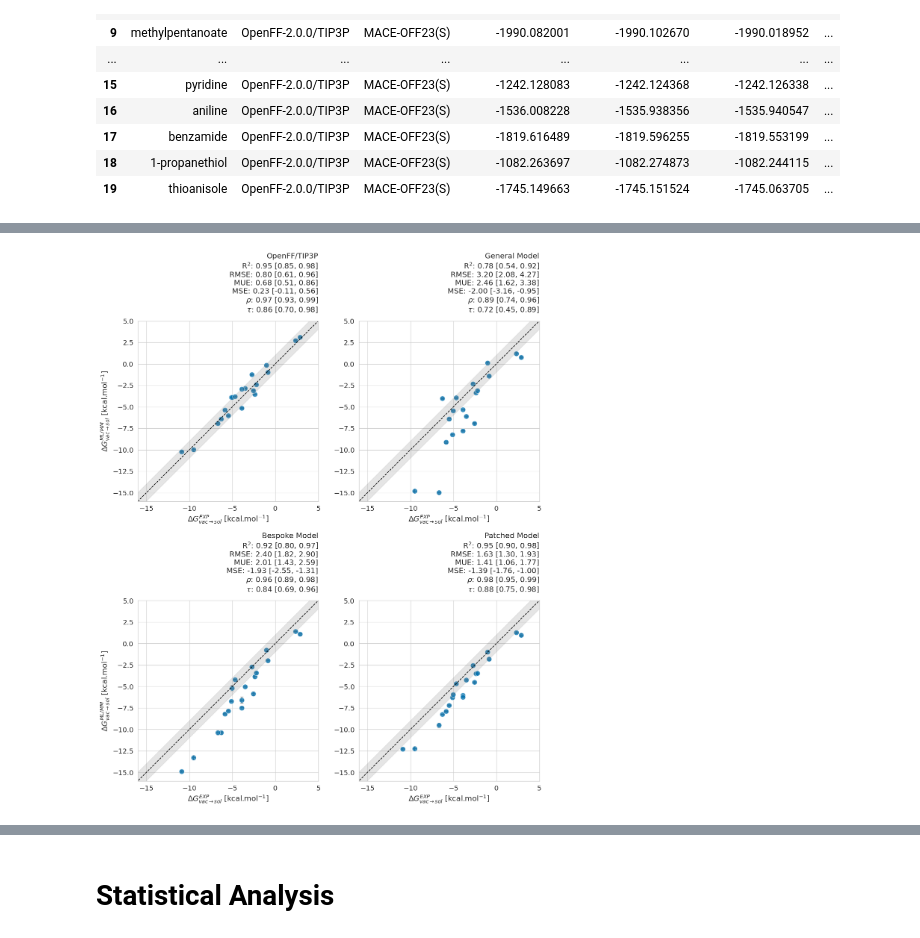
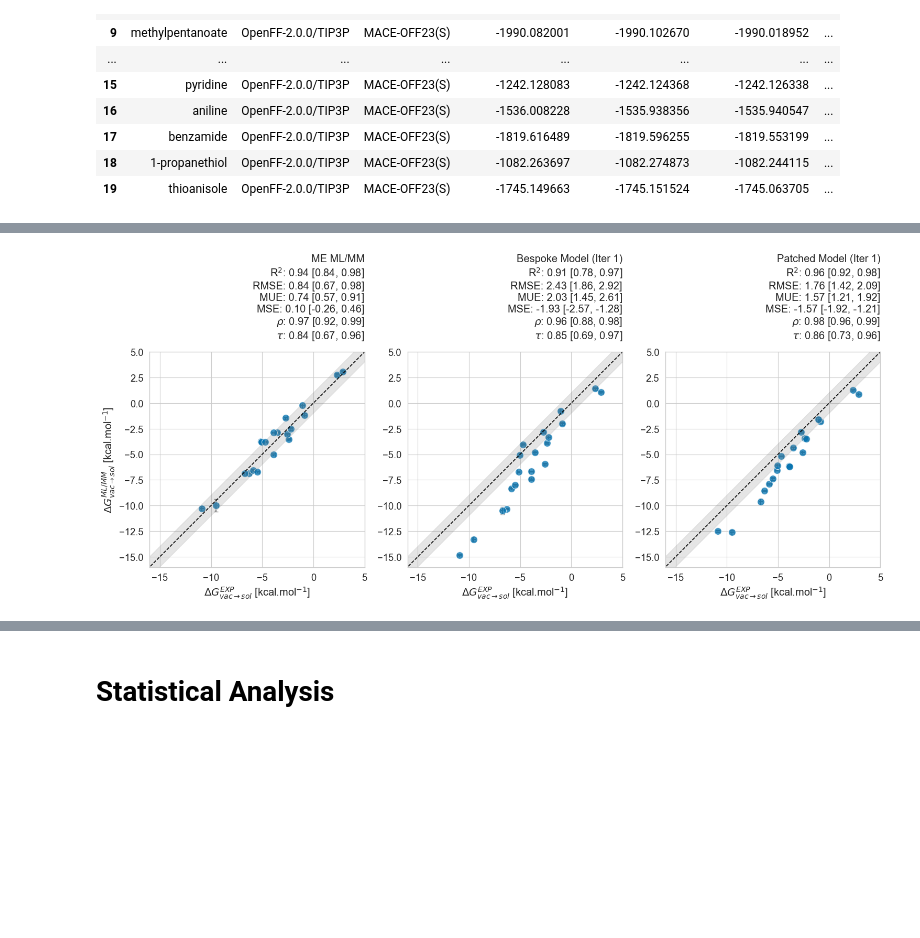
Before and after one commit to michellab/EMLE_HFE_SI, a Jupyter notebook: figures/hydration_fe/bespoke_patched_models/plot_ahfe_scatters.ipynb, the cells around one changed output, grey strips where cells are left out. Cells and saved outputs as stored; diff of their text form; code cells hidden in the pictures; blank space fills up the shorter version.

Commit message:
Update figures and data to last version

```diff
--- a/figures/hydration_fe/bespoke_patched_models/plot_ahfe_scatters.ipynb
+++ b/figures/hydration_fe/bespoke_patched_models/plot_ahfe_scatters.ipynb
@@ -375,26 +512,24 @@ df_data_error = pd.DataFrame(
 # %%
 sns.set(style="whitegrid", palette="colorblind", context="paper", font_scale=1.5)
 
-columns_to_plot = df_data_mean.columns[1:]
+columns_to_plot = df_data_mean_other.columns[1:]
 num_plots = len(columns_to_plot)
-ncols = 2
+ncols = 3
 nrows = (num_plots + ncols - 1) // ncols
 
 fig, axes = plt.subplots(
-    nrows=nrows, ncols=ncols, figsize=(14, 8 * nrows), sharex=False, sharey=False
+    nrows=nrows, ncols=ncols, figsize=(18, 8 * nrows), sharex=False, sharey=False
 )
 
 axes = axes.flatten()
 
-# Define y=x line
 xx = np.linspace(-100, 100, 100)
 yy = xx
 
 for i, column in enumerate(columns_to_plot):
-    x = df_data_mean["EXP"]
-    y = df_data_mean[column]
+    x = df_data_mean_other["EXP"]
+    y = df_data_mean_other[column]
 
-    # Bootstrap statistics ['RMSE', 'MUE', 'R2', 'rho','KTAU','RAE']
     metrics = ["R2", "RMSE", "MUE", "MSE", "rho", "KTAU"]
     statistics = {}
     statistics_string = ""
@@ -422,8 +557,8 @@ for i, column in enumerate(columns_to_plot):
     axes[i].errorbar(
         x,
         y,
-        xerr=df_data_error["EXP"],
-        yerr=df_data_error[column],
+        xerr=df_data_error_other["EXP"],
+        yerr=df_data_error_other[column],
         fmt="none",  # no marker
         ecolor="gray",
         elinewidth=1.5,
@@ -431,8 +566,8 @@ for i, column in enumerate(columns_to_plot):
         alpha=1.0,
         zorder=0,
     )
-    # axes[i].set_title(f'{column}')
-    if i in [0, 2]:
+
+    if i in [0]:
         axes[i].set_ylabel(
             r"$\Delta G^{ML/MM}_{vac \rightarrow sol}$ [kcal.mol$^{-1}$]"
         )
@@ -447,33 +582,34 @@ for i, column in enumerate(columns_to_plot):
         scale,
         scale - small_dist,
         scale + small_dist,
         color="grey",
         alpha=0.2,
     )
 
     axes[i].set_title(
         f"{column}\n{statistics_string}",
         loc="right",
         horizontalalignment="right",
         pad=1,
     )
 
     axes[i].grid(True)
     xmin = ymin = -16
     xmax = ymax = 5
     axes[i].set_xlim(xmin, xmax)
     axes[i].set_ylim(ymin, ymax)
 
 for j in range(i + 1, len(axes)):
     fig.delaxes(axes[j])
 
 
 for ax in axes:
     ax.set_aspect("equal", "box")
 
-# reduce vertical space between subplots
 plt.subplots_adjust(hspace=0.55)
-plt.savefig("ahfe_benchmark.pdf", bbox_inches="tight", dpi=300, transparent=True)
+plt.savefig(
+    "ahfe_benchmark_other_models.pdf", bbox_inches="tight", dpi=300, transparent=True
+)
 plt.show()
 # %% [output]
-[figure, old version]
+[figure, new version]
```
Also changed, not shown: parts of 11 cells of this notebook, 27 other files.
